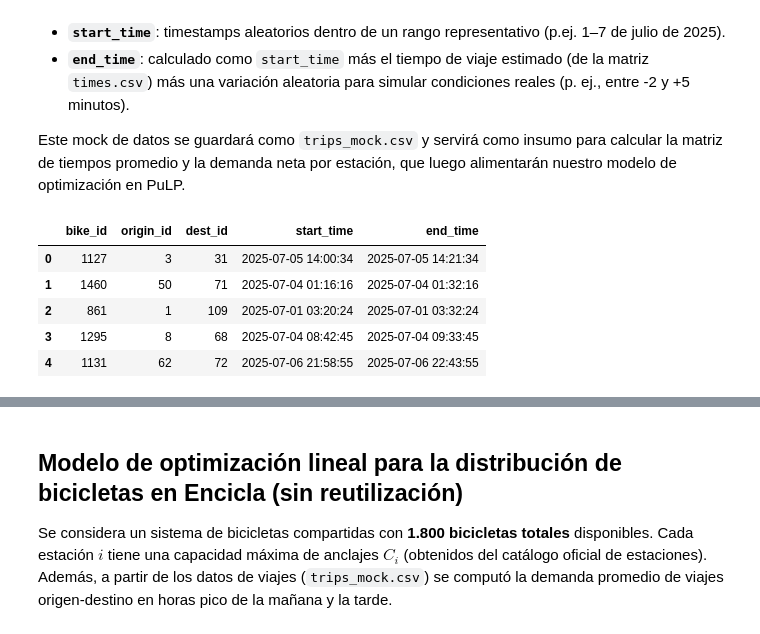
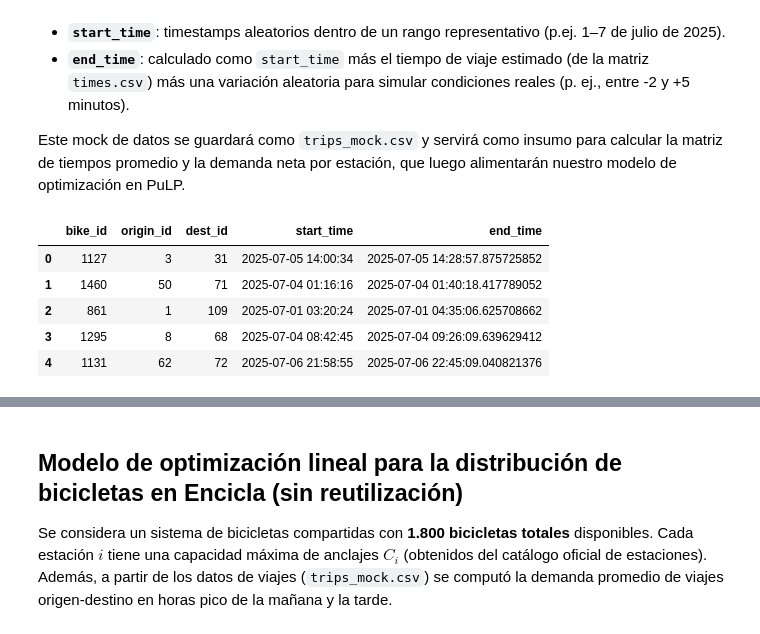
Before and after one commit to Miranda46/proyecto_simplex, a Jupyter notebook: proyecto.ipynb, the cells around one changed output, grey strips where cells are left out. Saved outputs shown, nothing was run; the diff lists cells and outputs as text; code cells hidden in the pictures.

```diff
--- a/proyecto.ipynb
+++ b/proyecto.ipynb
@@ -393,36 +402,41 @@ end_date   = pd.Timestamp('2025-07-07 23:59:59')
 
 # 3. Generar columnas
 np.random.seed(42)
 bike_ids     = np.random.randint(1, 1800, size=n_rows)
 origins      = np.random.choice(station_ids, size=n_rows)
 destinations = np.random.choice(station_ids, size=n_rows)
 
 start_times = pd.to_datetime(
     np.random.randint(start_date.value//10**9, end_date.value//10**9, size=n_rows),
     unit='s'
 )
 
 # Calcular end_times usando la matriz de tiempos + variación
-durations = [times_df.loc[o, d] for o, d in zip(origins, destinations)]
+durations = [
+    times_df.loc[o, d] if o in times_df.index and d in times_df.columns and not pd.isna(times_df.loc[o, d])
+    else (times_df.loc[d, o] if d in times_df.index and o in times_df.columns and not pd.isna(times_df.loc[d, o])
+          else (np.random.randint(5, 60)))
+    for o, d in zip(origins, destinations)
+]
 variations = np.random.uniform(-2, 5, size=n_rows)
 end_times = start_times + pd.to_timedelta(np.array(durations) + variations, unit='m')
 
 
 # 4. Construir y guardar el DataFrame
 trips_df = pd.DataFrame({
     'bike_id':     bike_ids,
     'origin_id':   origins,
     'dest_id':     destinations,
     'start_time':  start_times,
     'end_time':    end_times
 })
 
 trips_df.to_csv('trips_mock.csv', index=False)
 trips_df.head(5)
 # %% [output]
 |  | bike_id | origin_id | dest_id | start_time | end_time |
-| 0 | 1127 | 3 | 31 | 2025-07-05 14:00:34 | 2025-07-05 14:21:34 |
-| 1 | 1460 | 50 | 71 | 2025-07-04 01:16:16 | 2025-07-04 01:32:16 |
-| 2 | 861 | 1 | 109 | 2025-07-01 03:20:24 | 2025-07-01 03:32:24 |
-| 3 | 1295 | 8 | 68 | 2025-07-04 08:42:45 | 2025-07-04 09:33:45 |
-| 4 | 1131 | 62 | 72 | 2025-07-06 21:58:55 | 2025-07-06 22:43:55 |
+| 0 | 1127 | 3 | 31 | 2025-07-05 14:00:34 | 2025-07-05 14:28:57.875725852 |
+| 1 | 1460 | 50 | 71 | 2025-07-04 01:16:16 | 2025-07-04 01:40:18.417789052 |
+| 2 | 861 | 1 | 109 | 2025-07-01 03:20:24 | 2025-07-01 04:35:06.625708662 |
+| 3 | 1295 | 8 | 68 | 2025-07-04 08:42:45 | 2025-07-04 09:26:09.639629412 |
+| 4 | 1131 | 62 | 72 | 2025-07-06 21:58:55 | 2025-07-06 22:45:09.040821376 |
```
Also changed, not shown: parts of 9 cells of this notebook, 3 other files.
